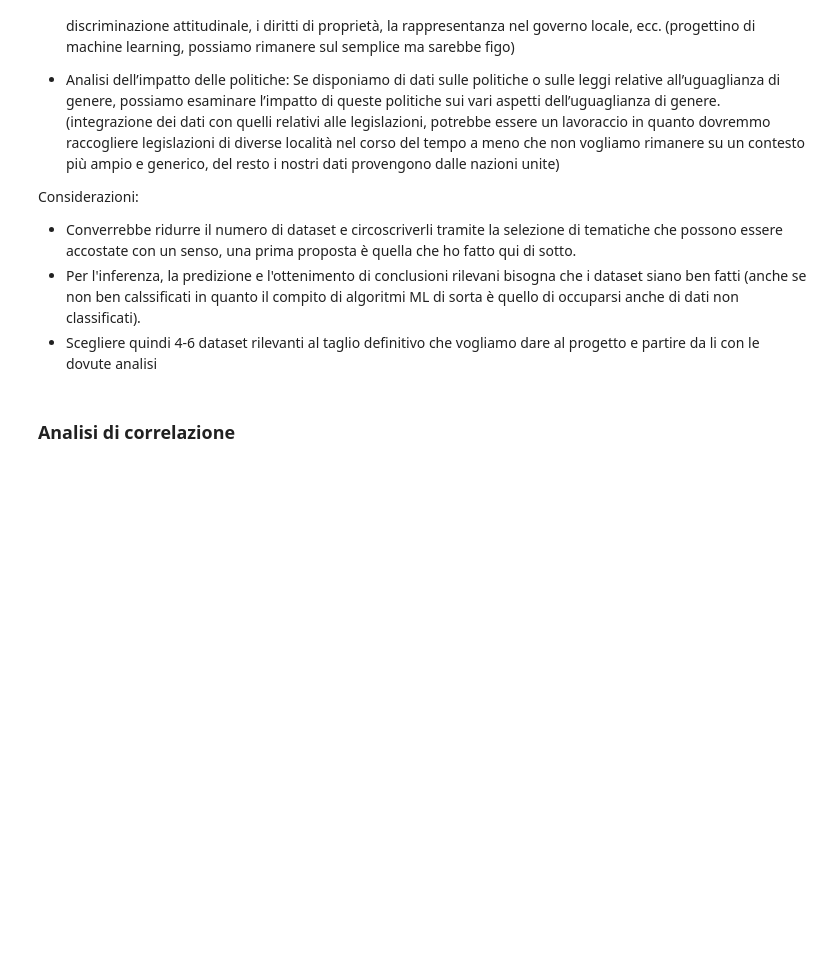
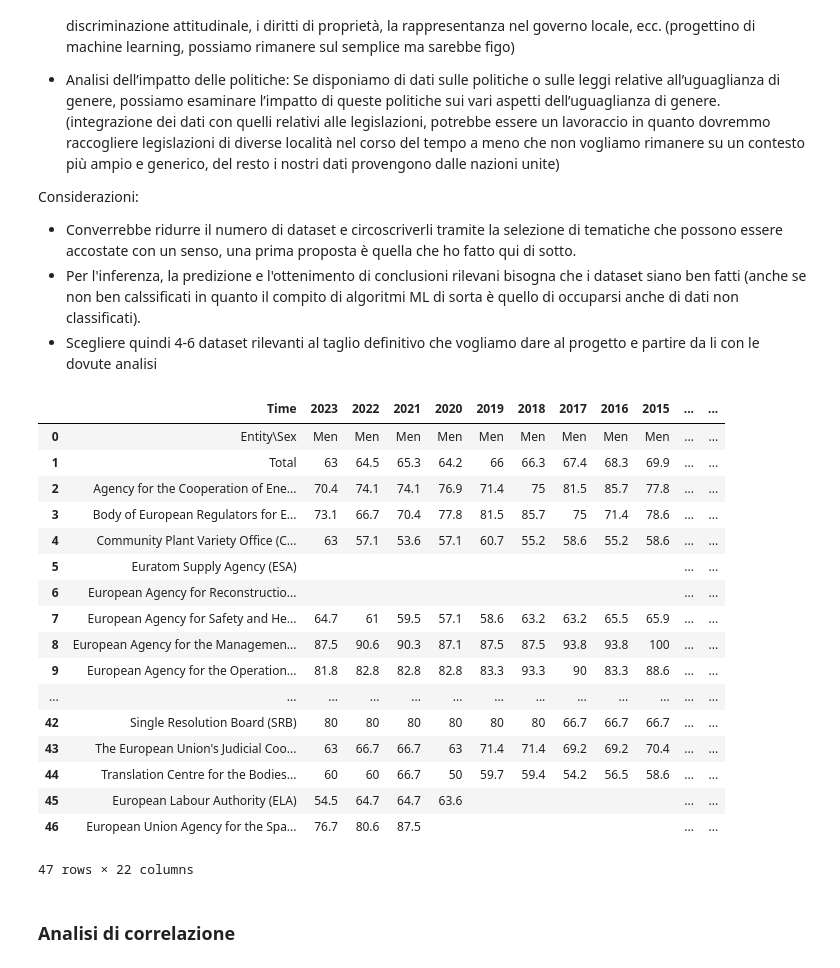
Before and after one commit to alicepicco333/wipEU, a Jupyter notebook: technical_analysis/cluster.ipynb, the cells around one changed output. Saved outputs shown, nothing was run; the diff lists cells and outputs as text; code cells hidden in the pictures; blank space fills up the shorter version.

```diff
--- a/technical_analysis/cluster.ipynb
+++ b/technical_analysis/cluster.ipynb
@@ -19,6 +19,39 @@ Considerazioni:
 - Converrebbe ridurre il numero di dataset e circoscriverli tramite la selezione di tematiche che possono essere accostate con un senso, una prima proposta è quella che ho fatto qui di sotto.
 - Per l'inferenza, la predizione e l'ottenimento di conclusioni rilevani bisogna che i dataset siano ben fatti (anche se non ben calssificati in quanto il compito di algoritmi ML di sorta è quello di occuparsi anche di dati non classificati).
 - Scegliere quindi 4-6 dataset rilevanti al taglio definitivo che vogliamo dare al progetto e partire da li con le dovute analisi
+# %%
+import openpyxl
+import csv
+import pandas as pd
+#pulzia dati e creazione file csv
+df_public_adm_total = pd.read_excel("../data/European_public_admin/european_agencies_total.xlsx", skiprows=18)
+df_public_adm_total.to_csv("../data/European_public_admin/european_agencies_total.csv", index=False)
+df_public_adm_total = df_public_adm_total.fillna("")
+df_public_adm_men = pd.read_excel("../data/European_public_admin/european_agencies_men.xlsx", skiprows=18)
+df_public_adm_men.to_csv("../data/European_public_admin/european_agencies_men.csv", index=False)
+df_public_adm_men = df_public_adm_men.fillna("")
+df_public_adm_women = pd.read_excel("../data/European_public_admin/european_agencies_women.xlsx", skiprows=18)
+df_public_adm_women.to_csv("../data/European_public_admin/european_agencies_women.csv", index=False)
+df_public_adm_women = df_public_adm_men.fillna("")
+# %% [output]
+|  | Time | 2023 | 2022 | 2021 | 2020 | 2019 | 2018 | 2017 | 2016 | 2015 | ... | ... |
+| 0 | Entity\Sex | Men | Men | Men | Men | Men | Men | Men | Men | Men | ... | ... |
+| 1 | Total | 63 | 64.5 | 65.3 | 64.2 | 66 | 66.3 | 67.4 | 68.3 | 69.9 | ... | ... |
+| 2 | Agency for the Cooperation of Ene... | 70.4 | 74.1 | 74.1 | 76.9 | 71.4 | 75 | 81.5 | 85.7 | 77.8 | ... | ... |
+| 3 | Body of European Regulators for E... | 73.1 | 66.7 | 70.4 | 77.8 | 81.5 | 85.7 | 75 | 71.4 | 78.6 | ... | ... |
+| 4 | Community Plant Variety Office (C... | 63 | 57.1 | 53.6 | 57.1 | 60.7 | 55.2 | 58.6 | 55.2 | 58.6 | ... | ... |
+| 5 | Euratom Supply Agency (ESA) |  |  |  |  |  |  |  |  |  | ... | ... |
+| 6 | European Agency for Reconstructio... |  |  |  |  |  |  |  |  |  | ... | ... |
+| 7 | European Agency for Safety and He... | 64.7 | 61 | 59.5 | 57.1 | 58.6 | 63.2 | 63.2 | 65.5 | 65.9 | ... | ... |
+| 8 | European Agency for the Managemen... | 87.5 | 90.6 | 90.3 | 87.1 | 87.5 | 87.5 | 93.8 | 93.8 | 100 | ... | ... |
+| 9 | European Agency for the Operation... | 81.8 | 82.8 | 82.8 | 82.8 | 83.3 | 93.3 | 90 | 83.3 | 88.6 | ... | ... |
+| ... | ... | ... | ... | ... | ... | ... | ... | ... | ... | ... | ... | ... |
+| 42 | Single Resolution Board (SRB) | 80 | 80 | 80 | 80 | 80 | 80 | 66.7 | 66.7 | 66.7 | ... | ... |
+| 43 | The European Union's Judicial Coo... | 63 | 66.7 | 66.7 | 63 | 71.4 | 71.4 | 69.2 | 69.2 | 70.4 | ... | ... |
+| 44 | Translation Centre for the Bodies... | 60 | 60 | 66.7 | 50 | 59.7 | 59.4 | 54.2 | 56.5 | 58.6 | ... | ... |
+| 45 | European Labour Authority (ELA) | 54.5 | 64.7 | 64.7 | 63.6 |  |  |  |  |  | ... | ... |
+| 46 | European Union Agency for the Spa... | 76.7 | 80.6 | 87.5 |  |  |  |  |  |  | ... | ... |
+47 rows × 22 columns
 # %% [markdown]
 ### Analisi di correlazione
 # %% [markdown]
```
Also changed, not shown: 3 other files.
